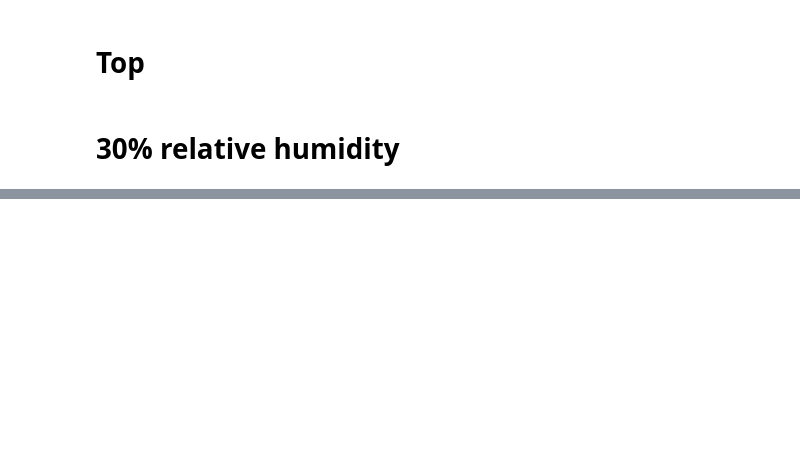
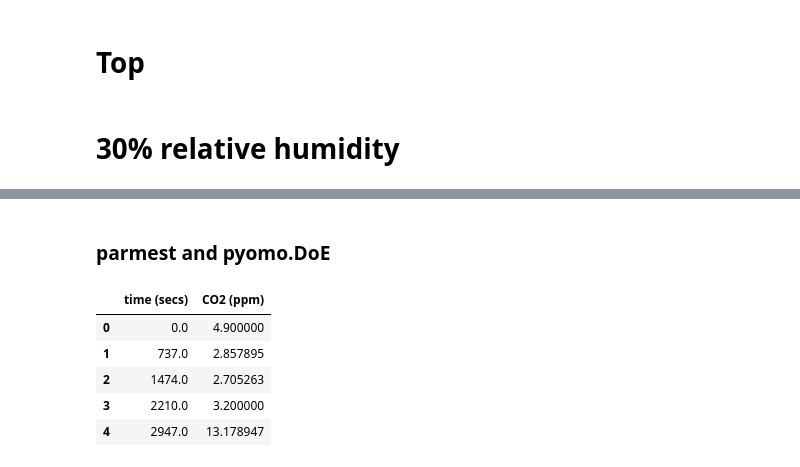
Before and after one commit to Ryan-Hughes-8/idaes-pse, a Jupyter notebook: idaes/models_extra/tvsa_1d/flowsheets/lewatit_breakthrough.ipynb, the cells around one changed output, grey strips where cells are left out. Saved outputs shown, nothing was run; the diff lists cells and outputs as text; code cells hidden in the pictures; blank space fills up the shorter version.

Commit message:
first working version of parmest in jupyter notebook

```diff
--- a/idaes/models_extra/tvsa_1d/flowsheets/lewatit_breakthrough.ipynb
+++ b/idaes/models_extra/tvsa_1d/flowsheets/lewatit_breakthrough.ipynb
@@ -625,0 +1188,2 @@ _mole_frac_comp_inlet_ref : Size=93, Index=fs._time*fs.gas_properties.component_
+# %% [markdown]
+### parmest and pyomo.DoE
@@ -625,0 +1563,9 @@ _mole_frac_comp_inlet_ref : Size=93, Index=fs._time*fs.gas_properties.component_
+# %%
+data.head(5)
+# %% [output]
+|  | time (secs) | CO2 (ppm) |
+| 0 | 0.0 | 4.900000 |
+| 1 | 737.0 | 2.857895 |
+| 2 | 1474.0 | 2.705263 |
+| 3 | 2210.0 | 3.200000 |
+| 4 | 2947.0 | 13.178947 |
```
Also changed, not shown: parts of 46 cells of this notebook.
